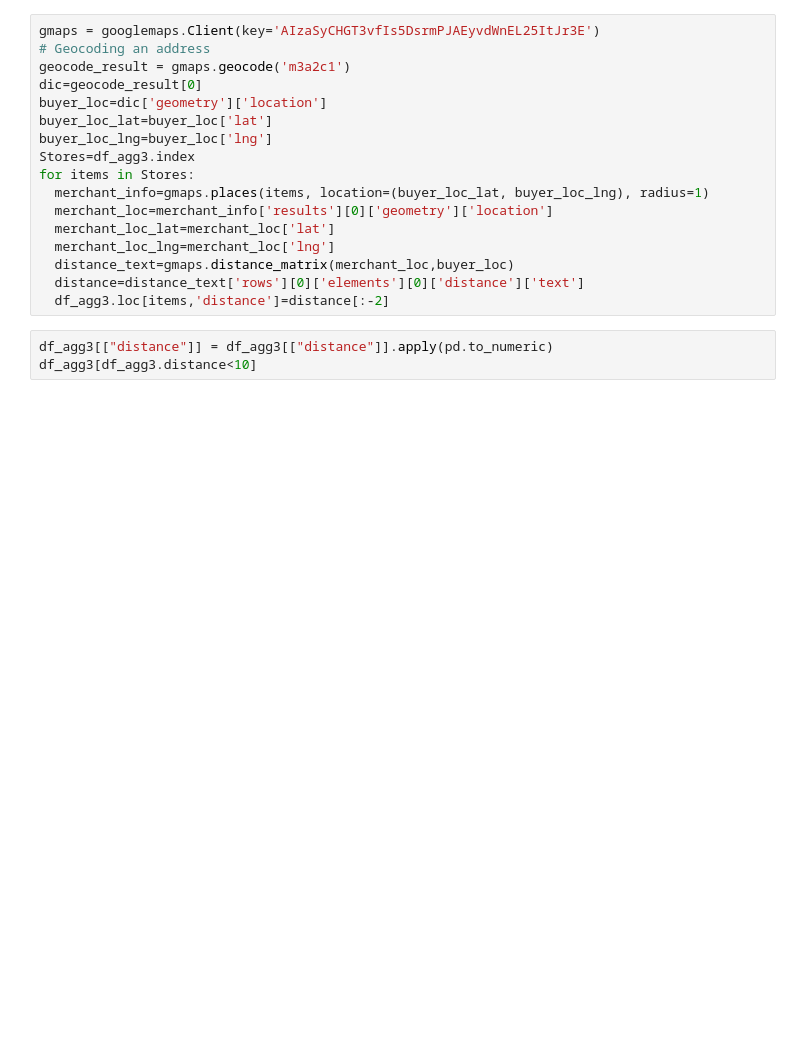
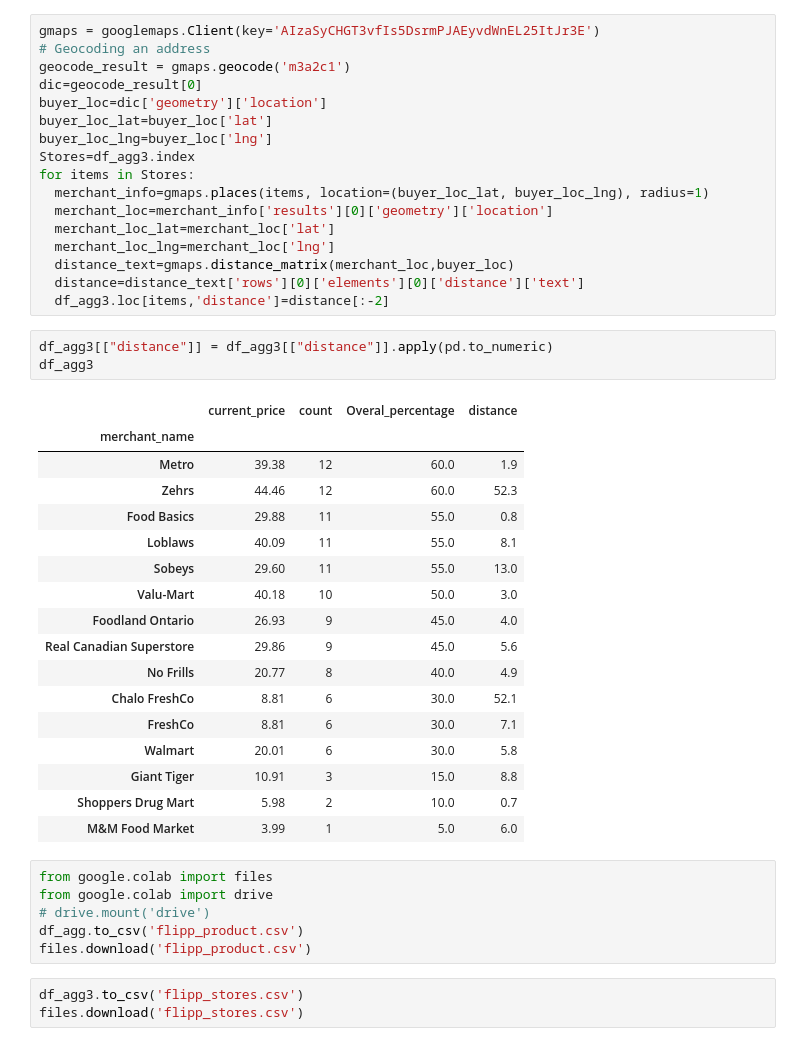
Before and after one commit to Bahramif/Deep-Trading, a Jupyter notebook: flipp_mehdi_weight_OCR.ipynb, the cells around one changed output. Saved outputs shown, nothing was run; the diff lists cells and outputs as text; blank space fills up the shorter version.

```diff
--- a/flipp_mehdi_weight_OCR.ipynb
+++ b/flipp_mehdi_weight_OCR.ipynb
@@ -536,4 +595,31 @@ for items in Stores:
   df_agg3.loc[items,'distance']=distance[:-2]
 # %%
 df_agg3[["distance"]] = df_agg3[["distance"]].apply(pd.to_numeric)
-df_agg3[df_agg3.distance<10]
+df_agg3
+# %% [output]
+|  | current_price | count | Overal_percentage | distance |
+| merchant_name |  |  |  |  |
+| Metro | 39.38 | 12 | 60.0 | 1.9 |
+| Zehrs | 44.46 | 12 | 60.0 | 52.3 |
+| Food Basics | 29.88 | 11 | 55.0 | 0.8 |
+| Loblaws | 40.09 | 11 | 55.0 | 8.1 |
+| Sobeys | 29.60 | 11 | 55.0 | 13.0 |
+| Valu-Mart | 40.18 | 10 | 50.0 | 3.0 |
+| Foodland Ontario | 26.93 | 9 | 45.0 | 4.0 |
+| Real Canadian Superstore | 29.86 | 9 | 45.0 | 5.6 |
+| No Frills | 20.77 | 8 | 40.0 | 4.9 |
+| Chalo FreshCo | 8.81 | 6 | 30.0 | 52.1 |
+| FreshCo | 8.81 | 6 | 30.0 | 7.1 |
+| Walmart | 20.01 | 6 | 30.0 | 5.8 |
+| Giant Tiger | 10.91 | 3 | 15.0 | 8.8 |
+| Shoppers Drug Mart | 5.98 | 2 | 10.0 | 0.7 |
+| M&M Food Market | 3.99 | 1 | 5.0 | 6.0 |
+# %%
+from google.colab import files
+from google.colab import drive
+# drive.mount('drive')
+df_agg.to_csv('flipp_product.csv')
+files.download('flipp_product.csv')
+# %%
+df_agg3.to_csv('flipp_stores.csv')
+files.download('flipp_stores.csv')
```
Also changed, not shown: parts of 24 cells of this notebook.
